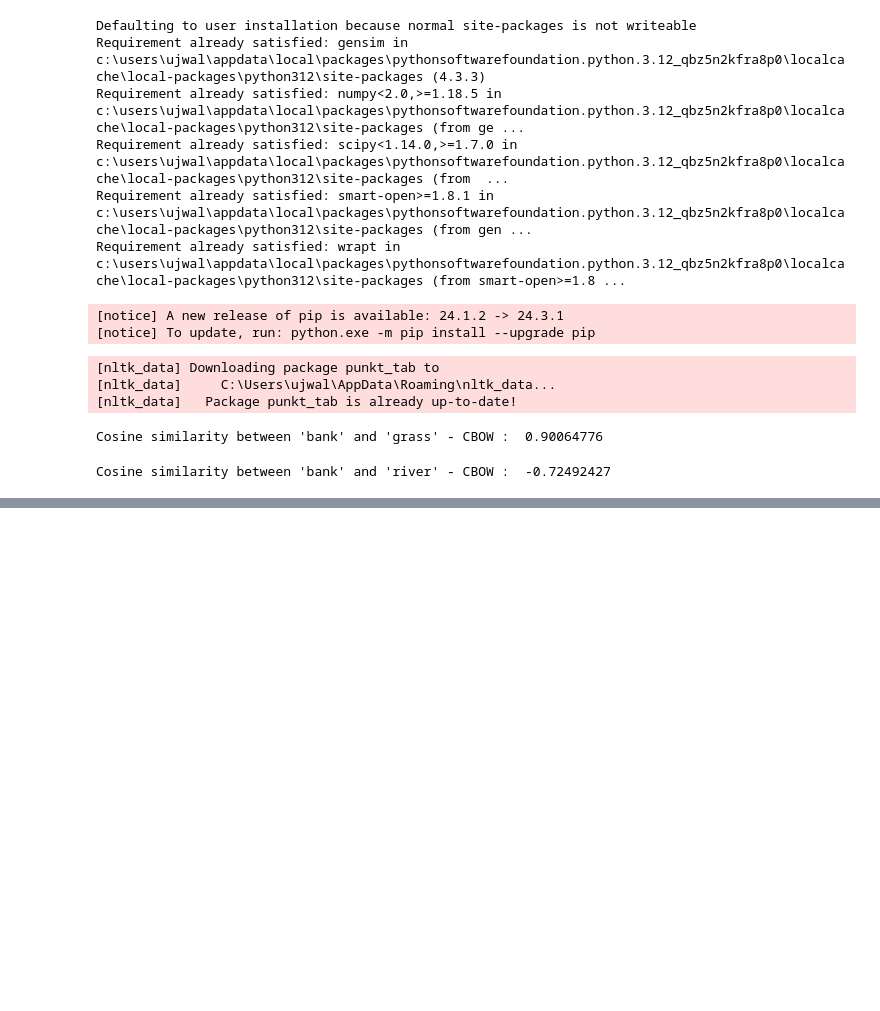
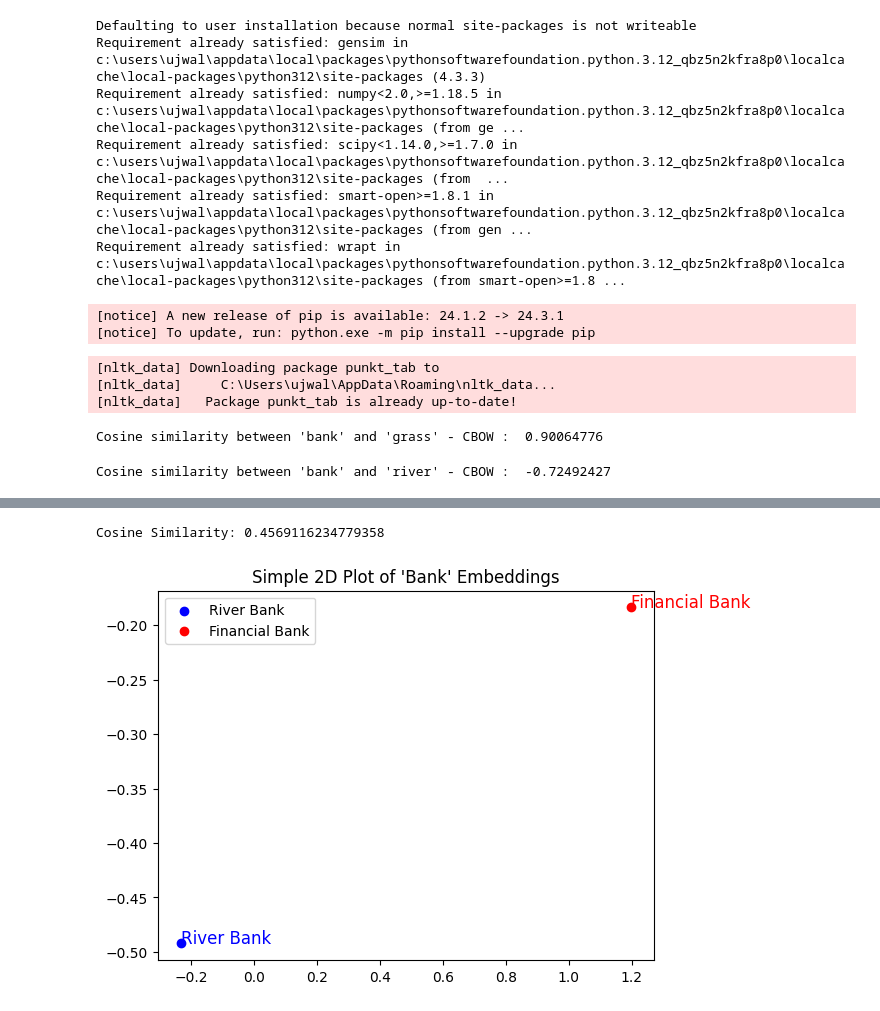
Before and after one commit to ujjwal0414/streamProject_v1, a Jupyter notebook: StreamProject.ipynb, the cells around one changed output, grey strips where cells are left out. Cells and saved outputs as stored; diff of their text form; code cells hidden in the pictures; blank space fills up the shorter version.

```diff
--- a/StreamProject.ipynb
+++ b/StreamProject.ipynb
@@ -53,0 +106,30 @@ Cosine similarity between 'bank' and 'river' - CBOW :  -0.72492427
+# %%
+import numpy as np
+import matplotlib.pyplot as plt
+from sklearn.metrics.pairwise import cosine_similarity
+# Compute cosine similarity between the two embeddings
+def compute_cosine_similarity(embedding1, embedding2):
+    cosine_sim = cosine_similarity([embedding1], [embedding2])
+    return cosine_sim[0][0]
+# Compute cosine similarity
+similarity = compute_cosine_similarity(embedding1, embedding2)
+print(f"Cosine Similarity: {similarity}")
+# Simple 2D plot of the embeddings (just plotting the first two values for simplicity)
+def simple_visualization(embedding1, embedding2):
+    # We can plot just the first two dimensions of each embedding
+    plt.scatter(embedding1[0], embedding1[1], color='blue', label="River Bank")
+    plt.scatter(embedding2[0], embedding2[1], color='red', label="Financial Bank")
+
+    # Adding labels
+    plt.text(embedding1[0], embedding1[1], "River Bank", fontsize=12, color='blue')
+    plt.text(embedding2[0], embedding2[1], "Financial Bank", fontsize=12, color='red')
+
+    # Display plot
+    plt.title("Simple 2D Plot of 'Bank' Embeddings")
+    plt.legend()
+    plt.show()
+# Visualize embeddings
+simple_visualization(embedding1, embedding2)
+# %% [output]
+Cosine Similarity: 0.4569116234779358
+[figure, added]
```
Also changed, not shown: parts of 3 cells of this notebook.
